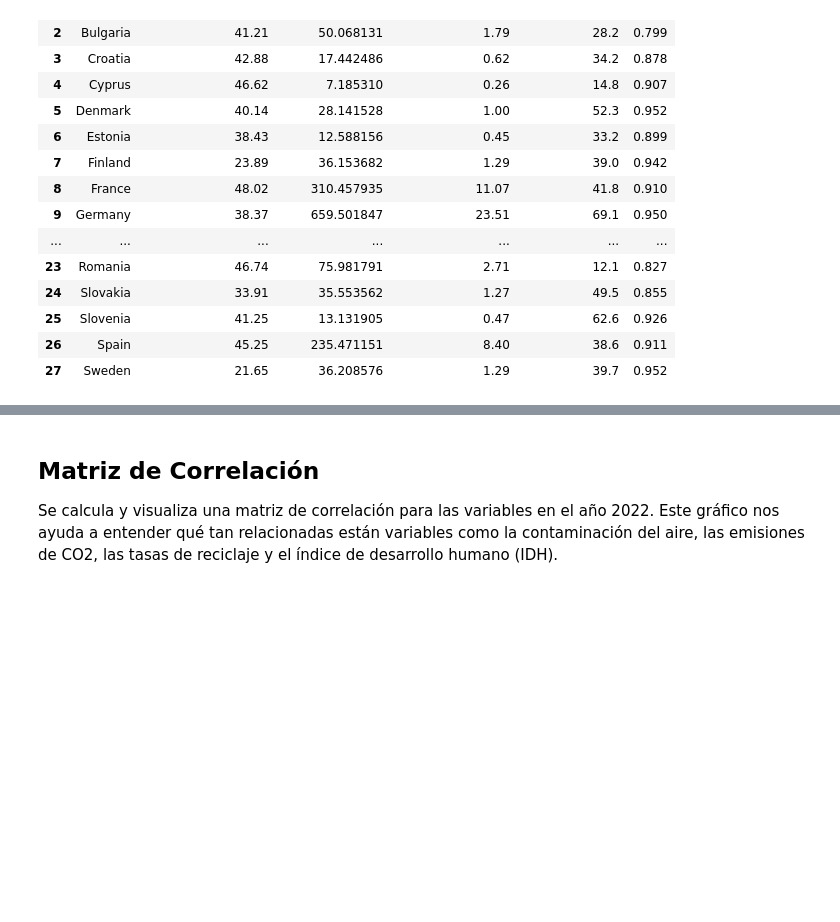
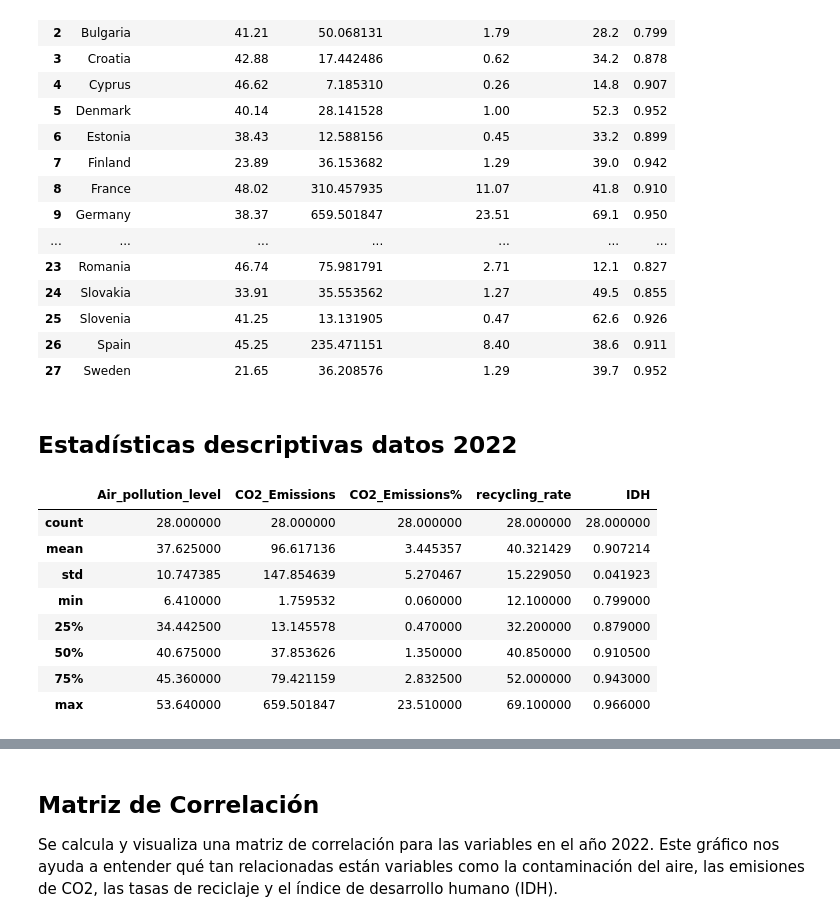
Before and after one commit to LOA395/Project-week3, a Jupyter notebook: EDA.ipynb, the cells around one changed output, grey strips where cells are left out. Cells and saved outputs as stored; diff of their text form; code cells hidden in the pictures; blank space fills up the shorter version.

```diff
--- a/EDA.ipynb
+++ b/EDA.ipynb
@@ -52,3 +52,17 @@ data_2022
 | 25 | Slovenia | 41.25 | 13.131905 | 0.47 | 62.6 | 0.926 |
 | 26 | Spain | 45.25 | 235.471151 | 8.40 | 38.6 | 0.911 |
 | 27 | Sweden | 21.65 | 36.208576 | 1.29 | 39.7 | 0.952 |
+# %% [markdown]
+## Estadísticas descriptivas datos 2022
+# %%
+data_2022.describe()
+# %% [output]
+|  | Air_pollution_level | CO2_Emissions | CO2_Emissions% | recycling_rate | IDH |
+| count | 28.000000 | 28.000000 | 28.000000 | 28.000000 | 28.000000 |
+| mean | 37.625000 | 96.617136 | 3.445357 | 40.321429 | 0.907214 |
+| std | 10.747385 | 147.854639 | 5.270467 | 15.229050 | 0.041923 |
+| min | 6.410000 | 1.759532 | 0.060000 | 12.100000 | 0.799000 |
+| 25% | 34.442500 | 13.145578 | 0.470000 | 32.200000 | 0.879000 |
+| 50% | 40.675000 | 37.853626 | 1.350000 | 40.850000 | 0.910500 |
+| 75% | 45.360000 | 79.421159 | 2.832500 | 52.000000 | 0.943000 |
+| max | 53.640000 | 659.501847 | 23.510000 | 69.100000 | 0.966000 |
```
Also changed, not shown: parts of 6 cells of this notebook.
